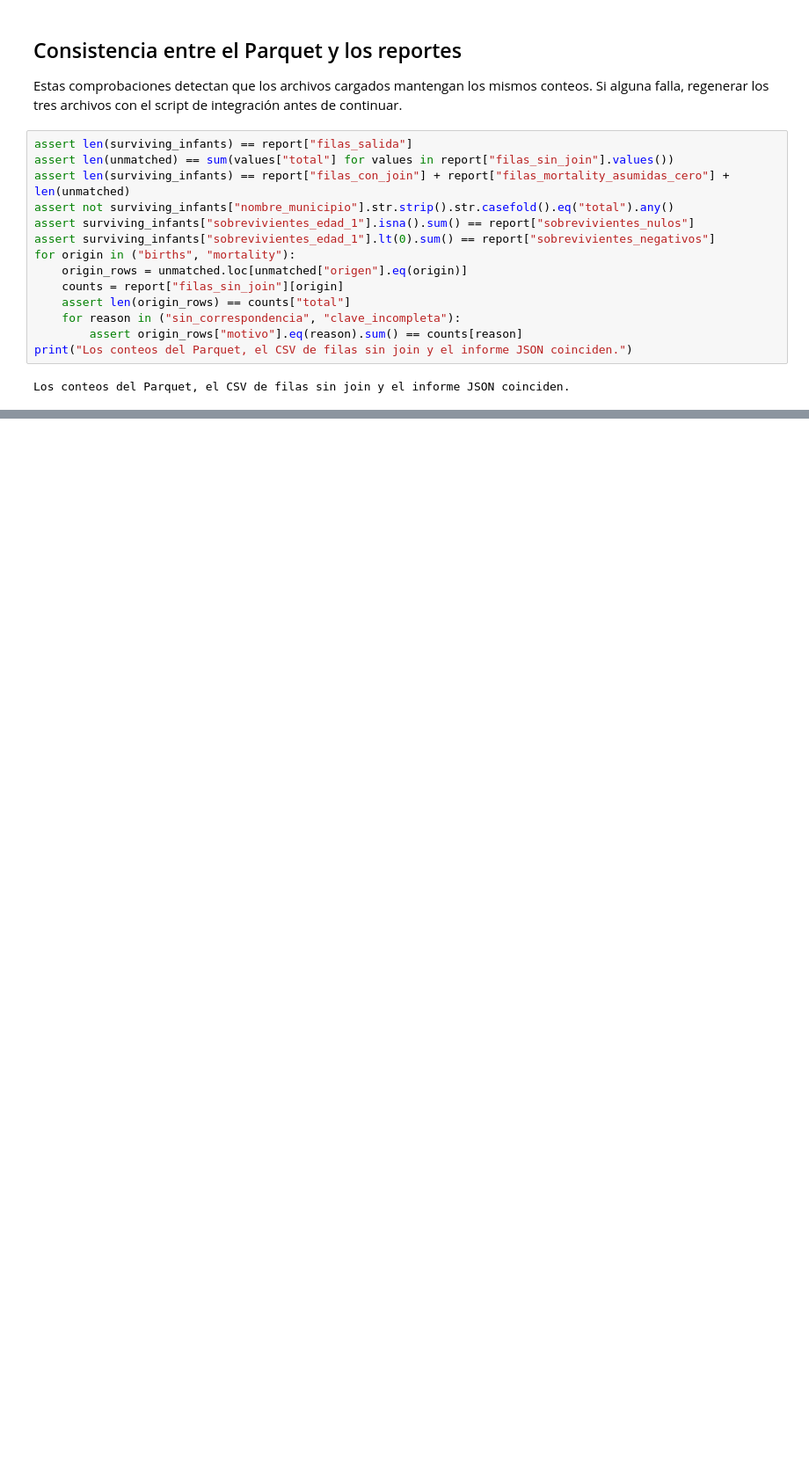
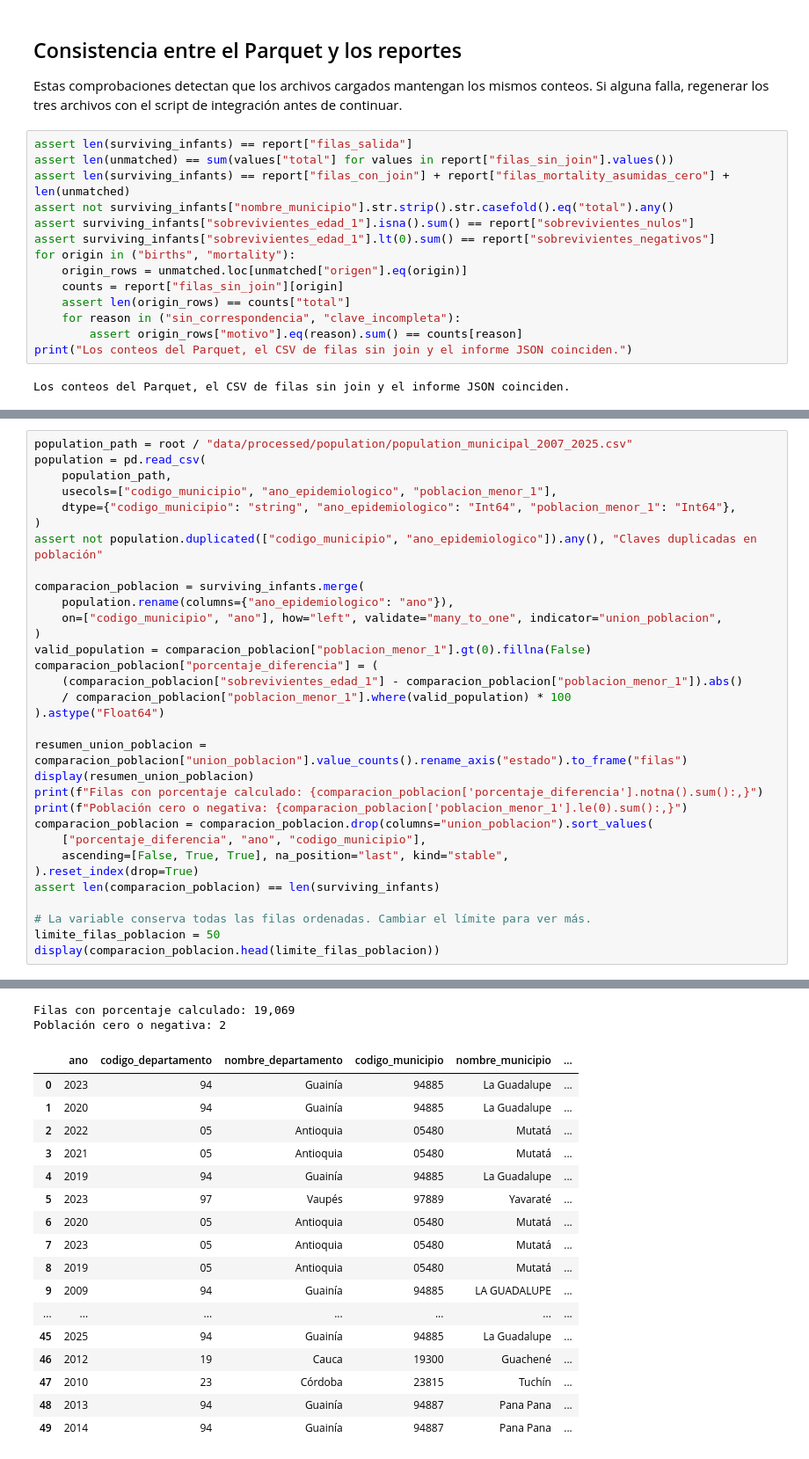
Before and after one commit to thesis-varicella-colombia/data-processing, a Jupyter notebook: notebooks/surviving_infants_explore.ipynb, the cells around one changed output, grey strips where cells are left out. Shown at 88% size. Saved outputs shown, nothing was run; the diff lists cells and outputs as text; blank space fills up the shorter version.

```diff
--- a/notebooks/surviving_infants_explore.ipynb
+++ b/notebooks/surviving_infants_explore.ipynb
@@ -459,0 +475,33 @@ Los conteos del Parquet, el CSV de filas sin join y el informe JSON coinciden.
+# %%
+population_path = root / "data/processed/population/population_municipal_2007_2025.csv"
+population = pd.read_csv(
+    population_path,
+    usecols=["codigo_municipio", "ano_epidemiologico", "poblacion_menor_1"],
+    dtype={"codigo_municipio": "string", "ano_epidemiologico": "Int64", "poblacion_menor_1": "Int64"},
+)
+assert not population.duplicated(["codigo_municipio", "ano_epidemiologico"]).any(), "Claves duplicadas en población"
+
+comparacion_poblacion = surviving_infants.merge(
+    population.rename(columns={"ano_epidemiologico": "ano"}),
+    on=["codigo_municipio", "ano"], how="left", validate="many_to_one", indicator="union_poblacion",
+)
+valid_population = comparacion_poblacion["poblacion_menor_1"].gt(0).fillna(False)
+comparacion_poblacion["porcentaje_diferencia"] = (
+    (comparacion_poblacion["sobrevivientes_edad_1"] - comparacion_poblacion["poblacion_menor_1"]).abs()
+    / comparacion_poblacion["poblacion_menor_1"].where(valid_population) * 100
+).astype("Float64")
+
+resumen_union_poblacion = comparacion_poblacion["union_poblacion"].value_counts().rename_axis("estado").to_frame("filas")
+display(resumen_union_poblacion)
+print(f"Filas con porcentaje calculado: {comparacion_poblacion['porcentaje_diferencia'].notna().sum():,}")
+print(f"Población cero o negativa: {comparacion_poblacion['poblacion_menor_1'].le(0).sum():,}")
+comparacion_poblacion = comparacion_poblacion.drop(columns="union_poblacion").sort_values(
+    ["porcentaje_diferencia", "ano", "codigo_municipio"],
+    ascending=[False, True, True], na_position="last", kind="stable",
+).reset_index(drop=True)
+assert len(comparacion_poblacion) == len(surviving_infants)
+
+# La variable conserva todas las filas ordenadas. Cambiar el límite para ver más.
+limite_filas_poblacion = 50
+display(comparacion_poblacion.head(limite_filas_poblacion))
+# %% [output]
@@ -459,0 +513,19 @@ Los conteos del Parquet, el CSV de filas sin join y el informe JSON coinciden.
+Filas con porcentaje calculado: 19,069
+Población cero o negativa: 2
+|  | ano | codigo_departamento | nombre_departamento | codigo_municipio | nombre_municipio | ... |
+| 0 | 2023 | 94 | Guainía | 94885 | La Guadalupe | ... |
+| 1 | 2020 | 94 | Guainía | 94885 | La Guadalupe | ... |
+| 2 | 2022 | 05 | Antioquia | 05480 | Mutatá | ... |
+| 3 | 2021 | 05 | Antioquia | 05480 | Mutatá | ... |
+| 4 | 2019 | 94 | Guainía | 94885 | La Guadalupe | ... |
+| 5 | 2023 | 97 | Vaupés | 97889 | Yavaraté | ... |
+| 6 | 2020 | 05 | Antioquia | 05480 | Mutatá | ... |
+| 7 | 2023 | 05 | Antioquia | 05480 | Mutatá | ... |
+| 8 | 2019 | 05 | Antioquia | 05480 | Mutatá | ... |
+| 9 | 2009 | 94 | Guainía | 94885 | LA GUADALUPE | ... |
+| ... | ... | ... | ... | ... | ... | ... |
+| 45 | 2025 | 94 | Guainía | 94885 | La Guadalupe | ... |
+| 46 | 2012 | 19 | Cauca | 19300 | Guachené | ... |
+| 47 | 2010 | 23 | Córdoba | 23815 | Tuchín | ... |
+| 48 | 2013 | 94 | Guainía | 94887 | Pana Pana | ... |
+| 49 | 2014 | 94 | Guainía | 94887 | Pana Pana | ... |
```
Also changed, not shown: parts of 3 cells of this notebook, 2 other files.
